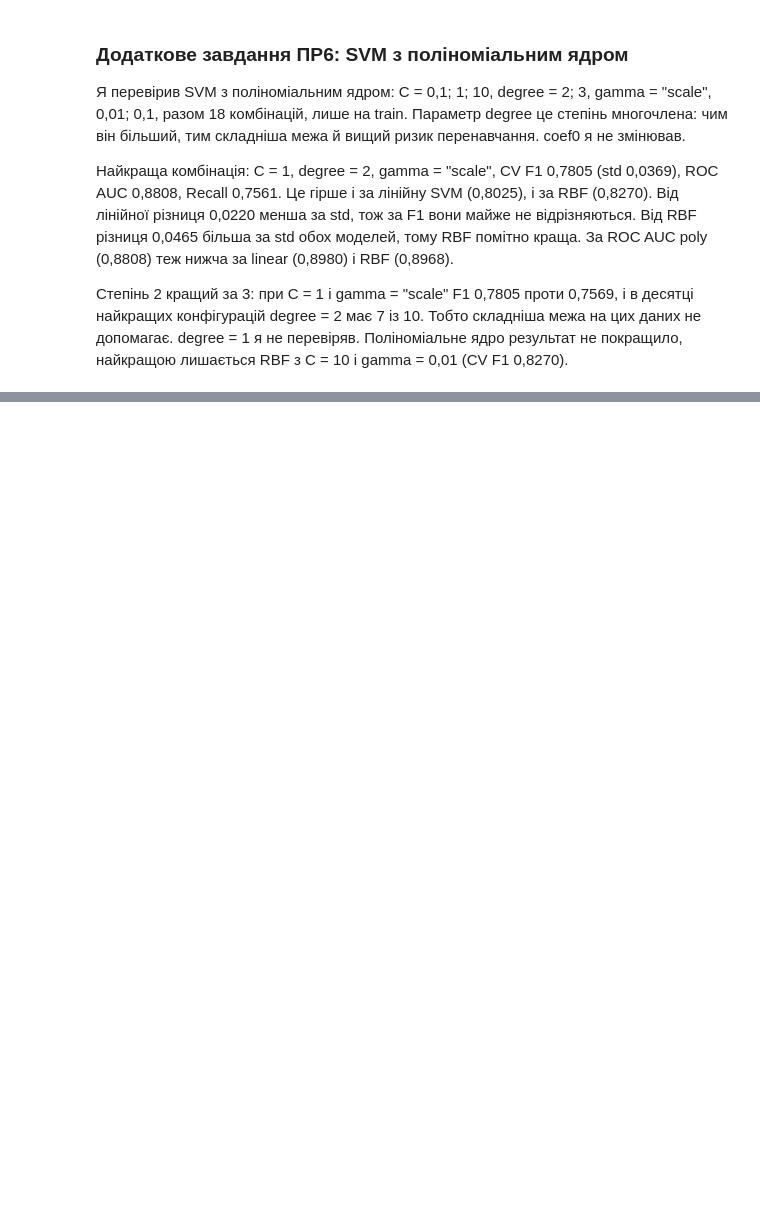
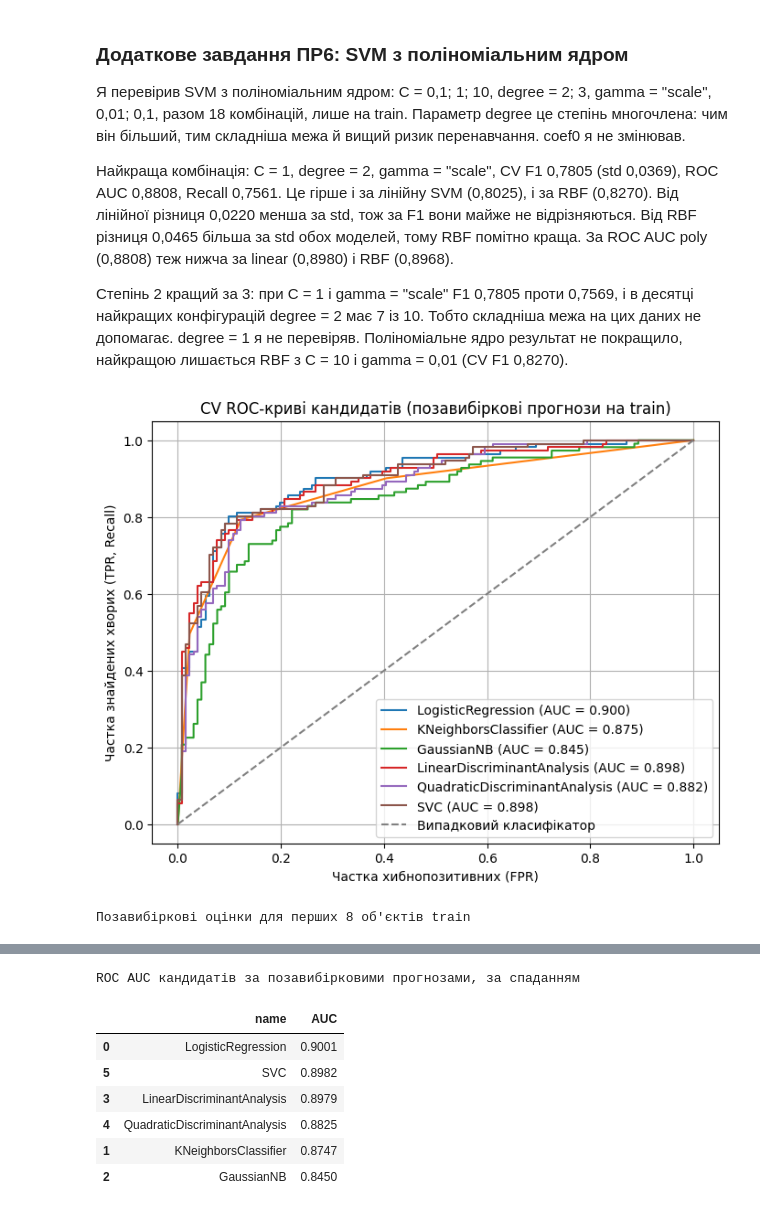
Before and after one commit to Anton-maxi/pattern-recognition-practice, a Jupyter notebook: classification-mini-project/notebooks/PR04_Zboryk_Anton.ipynb, the cells around one changed output, grey strips where cells are left out. Cells and saved outputs as stored; diff of their text form; code cells hidden in the pictures; blank space fills up the shorter version.

Commit message:
Added cross-validation model comparison

```diff
--- a/classification-mini-project/notebooks/PR04_Zboryk_Anton.ipynb
+++ b/classification-mini-project/notebooks/PR04_Zboryk_Anton.ipynb
@@ -1233,3 +1233,69 @@ display(df_svm_poly.sort_values("mean_test_F1", ascending=False).head(10).round(
 Найкраща комбінація: C = 1, degree = 2, gamma = "scale", CV F1 0,7805 (std 0,0369), ROC AUC 0,8808, Recall 0,7561. Це гірше і за лінійну SVM (0,8025), і за RBF (0,8270). Від лінійної різниця 0,0220 менша за std, тож за F1 вони майже не відрізняються. Від RBF різниця 0,0465 більша за std обох моделей, тому RBF помітно краща. За ROC AUC poly (0,8808) теж нижча за linear (0,8980) і RBF (0,8968).
 
 Степінь 2 кращий за 3: при C = 1 і gamma = "scale" F1 0,7805 проти 0,7569, і в десятці найкращих конфігурацій degree = 2 має 7 із 10. Тобто складніша межа на цих даних не допомагає. degree = 1 я не перевіряв. Поліноміальне ядро результат не покращило, найкращою лишається RBF з C = 10 і gamma = 0,01 (CV F1 0,8270).
+# %%
+# Крок 17 (методичка): CV ROC-криві кандидатів (за позавибірковими прогнозами на train)
+from sklearn.metrics import roc_curve
+from sklearn.metrics import roc_auc_score
+
+# Кандидати: ім'я, класифікатор, метод для отримання оцінок
+candidates = [
+    {"name": "LogisticRegression", "classifier": LogisticRegression(penalty="l2", C=10, solver="liblinear", max_iter=2000), "method": "predict_proba"},
+    {"name": "KNeighborsClassifier", "classifier": KNeighborsClassifier(n_neighbors=3, metric="manhattan"), "method": "predict_proba"},
+    {"name": "GaussianNB", "classifier": GaussianNB(), "method": "predict_proba"},
+    {"name": "LinearDiscriminantAnalysis", "classifier": LinearDiscriminantAnalysis(), "method": "predict_proba"},
+    {"name": "QuadraticDiscriminantAnalysis", "classifier": QuadraticDiscriminantAnalysis(reg_param=0.7), "method": "predict_proba"},
+    {"name": "SVC", "classifier": SVC(kernel="rbf", C=10, gamma=0.01), "method": "decision_function"}
+]
+
+df_models_all = pd.DataFrame()
+res_oof_auc = []
+
+plt.figure(figsize=(8, 6))
+
+for elm_cand in candidates:
+    model_name = elm_cand["name"]
+
+    models_pipeline = Pipeline([
+        ("preprocessor", preprocessor),
+        ("classifier", elm_cand["classifier"])
+    ])
+
+    # Позавибіркові оцінки для кожного об'єкта train
+    crv_models = cross_val_predict(models_pipeline, X_train, y_train, cv=cv, method=elm_cand["method"])
+
+    if elm_cand["method"] == "predict_proba":
+        # Для predict_proba беремо ймовірність класу 1
+        df_models_all[model_name] = crv_models[:, 1]
+        fpr, tpr, _ = roc_curve(y_train, crv_models[:, 1])
+        auc_value = roc_auc_score(y_train, crv_models[:, 1])
+    else:
+        # Для SVM беремо decision_function (одне число на об'єкт)
+        df_models_all[model_name] = crv_models
+        fpr, tpr, _ = roc_curve(y_train, crv_models)
+        auc_value = roc_auc_score(y_train, crv_models)
+
+    plt.plot(fpr, tpr, label=f"{model_name} (AUC = {auc_value:.3f})")
+    res_oof_auc.append({"name": model_name, "AUC": auc_value})
+
+df_oof_auc = pd.DataFrame(res_oof_auc)
+
+# Діагональ випадкового класифікатора
+plt.plot([0, 1], [0, 1], linestyle="--", color="gray", label="Випадковий класифікатор")
+
+plt.xlabel("Частка хибнопозитивних (FPR)")
+plt.ylabel("Частка знайдених хворих (TPR, Recall)")
+plt.title("CV ROC-криві кандидатів (позавибіркові прогнози на train)")
+plt.grid(True)
+plt.legend(loc="lower right")
+plt.show()
+
+print("Позавибіркові оцінки для перших 8 об'єктів train")
+display(df_models_all.round(4).head(8))
+
+print()
+print("ROC AUC кандидатів за позавибірковими прогнозами, за спаданням")
+display(df_oof_auc.sort_values("AUC", ascending=False).round(4))
+# %% [output]
+[figure, added]
+Позавибіркові оцінки для перших 8 об'єктів train
@@ -1235,0 +1311,8 @@ display(df_svm_poly.sort_values("mean_test_F1", ascending=False).head(10).round(
+ROC AUC кандидатів за позавибірковими прогнозами, за спаданням
+|  | name | AUC |
+| 0 | LogisticRegression | 0.9001 |
+| 5 | SVC | 0.8982 |
+| 3 | LinearDiscriminantAnalysis | 0.8979 |
+| 4 | QuadraticDiscriminantAnalysis | 0.8825 |
+| 1 | KNeighborsClassifier | 0.8747 |
+| 2 | GaussianNB | 0.8450 |
```
Also changed, not shown: parts of 16 cells of this notebook.
